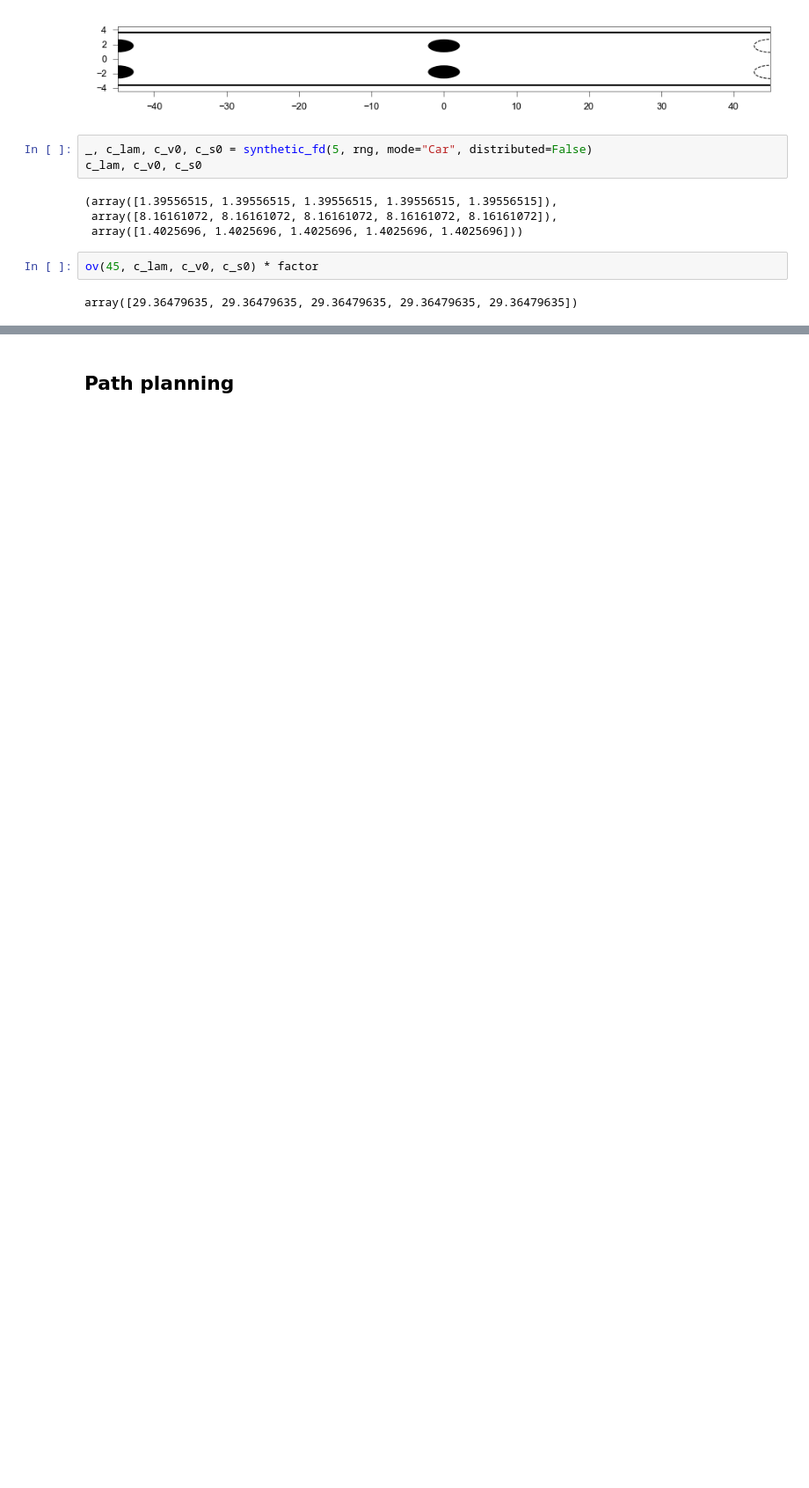
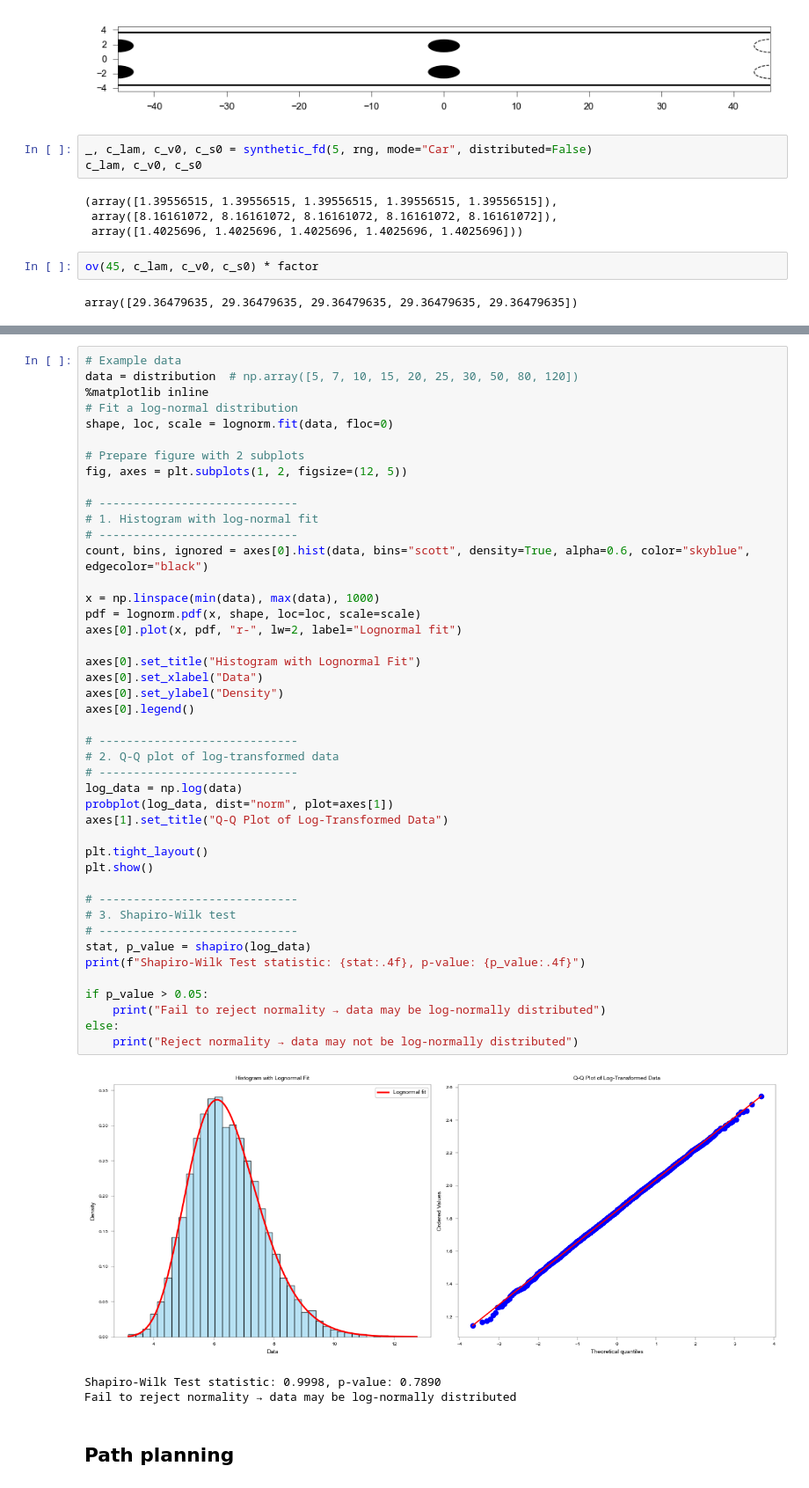
Before and after one commit to EPFL-ENAC/LUTS-pneuma-simulator, a Jupyter notebook: notebooks/discrete.ipynb, the cells around one changed output, grey strips where cells are left out. Shown at 88% size. Saved outputs shown, nothing was run; the diff lists cells and outputs as text; blank space fills up the shorter version.

```diff
--- a/notebooks/discrete.ipynb
+++ b/notebooks/discrete.ipynb
@@ -226,2 +341,50 @@ v_hat = 3 * v_check
+# %%
+# Example data
+data = distribution  # np.array([5, 7, 10, 15, 20, 25, 30, 50, 80, 120])
+%matplotlib inline
+# Fit a log-normal distribution
+shape, loc, scale = lognorm.fit(data, floc=0)
+
+# Prepare figure with 2 subplots
+fig, axes = plt.subplots(1, 2, figsize=(12, 5))
+
+# -----------------------------
+# 1. Histogram with log-normal fit
+# -----------------------------
+count, bins, ignored = axes[0].hist(data, bins="scott", density=True, alpha=0.6, color="skyblue", edgecolor="black")
+
+x = np.linspace(min(data), max(data), 1000)
+pdf = lognorm.pdf(x, shape, loc=loc, scale=scale)
+axes[0].plot(x, pdf, "r-", lw=2, label="Lognormal fit")
+
+axes[0].set_title("Histogram with Lognormal Fit")
+axes[0].set_xlabel("Data")
+axes[0].set_ylabel("Density")
+axes[0].legend()
+
+# -----------------------------
+# 2. Q-Q plot of log-transformed data
+# -----------------------------
+log_data = np.log(data)
+probplot(log_data, dist="norm", plot=axes[1])
+axes[1].set_title("Q-Q Plot of Log-Transformed Data")
+
+plt.tight_layout()
+plt.show()
+
+# -----------------------------
+# 3. Shapiro-Wilk test
+# -----------------------------
+stat, p_value = shapiro(log_data)
+print(f"Shapiro-Wilk Test statistic: {stat:.4f}, p-value: {p_value:.4f}")
+
+if p_value > 0.05:
+    print("Fail to reject normality → data may be log-normally distributed")
+else:
+    print("Reject normality → data may not be log-normally distributed")
+# %% [output]
+[figure, added]
+Shapiro-Wilk Test statistic: 0.9998, p-value: 0.7890
+Fail to reject normality → data may be log-normally distributed
 # %% [markdown]
 ## Path planning
```
Also changed, not shown: parts of 20 cells of this notebook.
